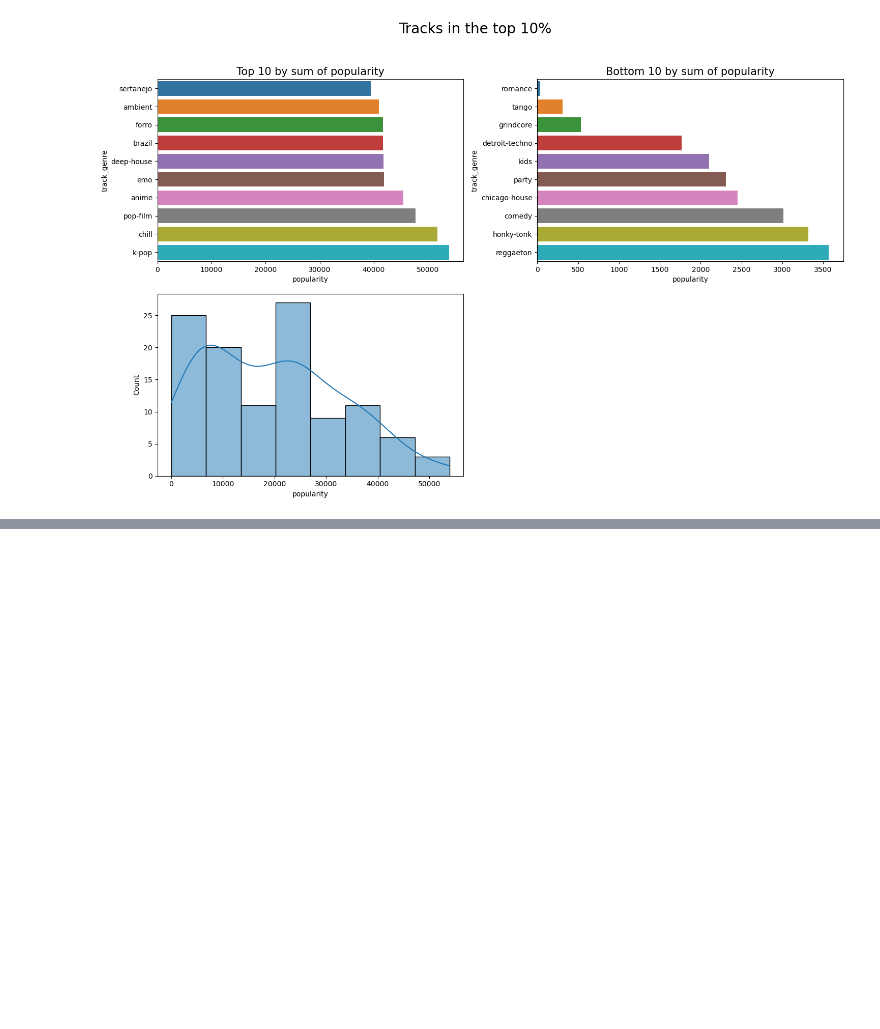
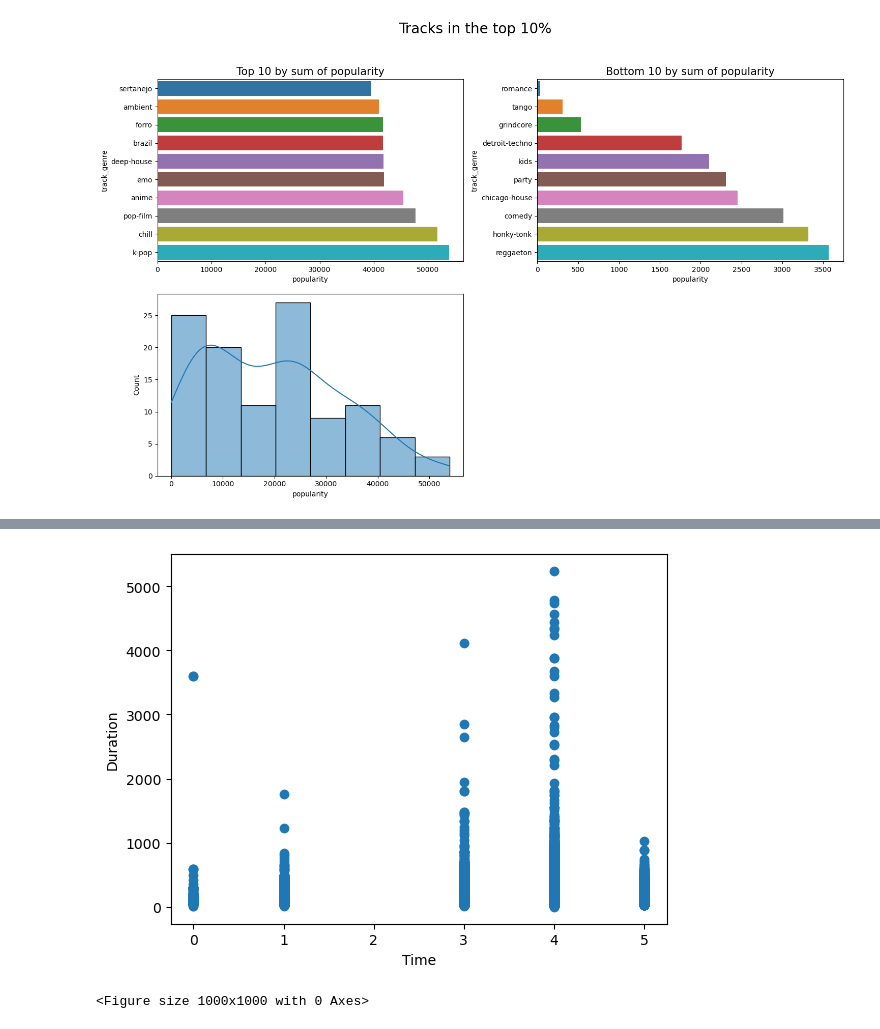
Before and after one commit to Mittal-99/Recommendar_System, a Jupyter notebook: spotify-track.ipynb, the cells around one changed output, grey strips where cells are left out. Saved outputs shown, nothing was run; the diff lists cells and outputs as text; code cells hidden in the pictures; blank space fills up the shorter version.

```diff
--- a/spotify-track.ipynb
+++ b/spotify-track.ipynb
@@ -490,0 +503,9 @@ axes[-1].axis('off')
+# %%
+plt.scatter(df['time_signature'], df['duration_ms'])
+plt.xlabel('Time')
+plt.ylabel('Duration')
+plt.figure(figsize=(10,10))
+plt.show()
+# %% [output]
+[figure, added]
+<Figure size 1000x1000 with 0 Axes>
```
Also changed, not shown: parts of 18 cells of this notebook.
